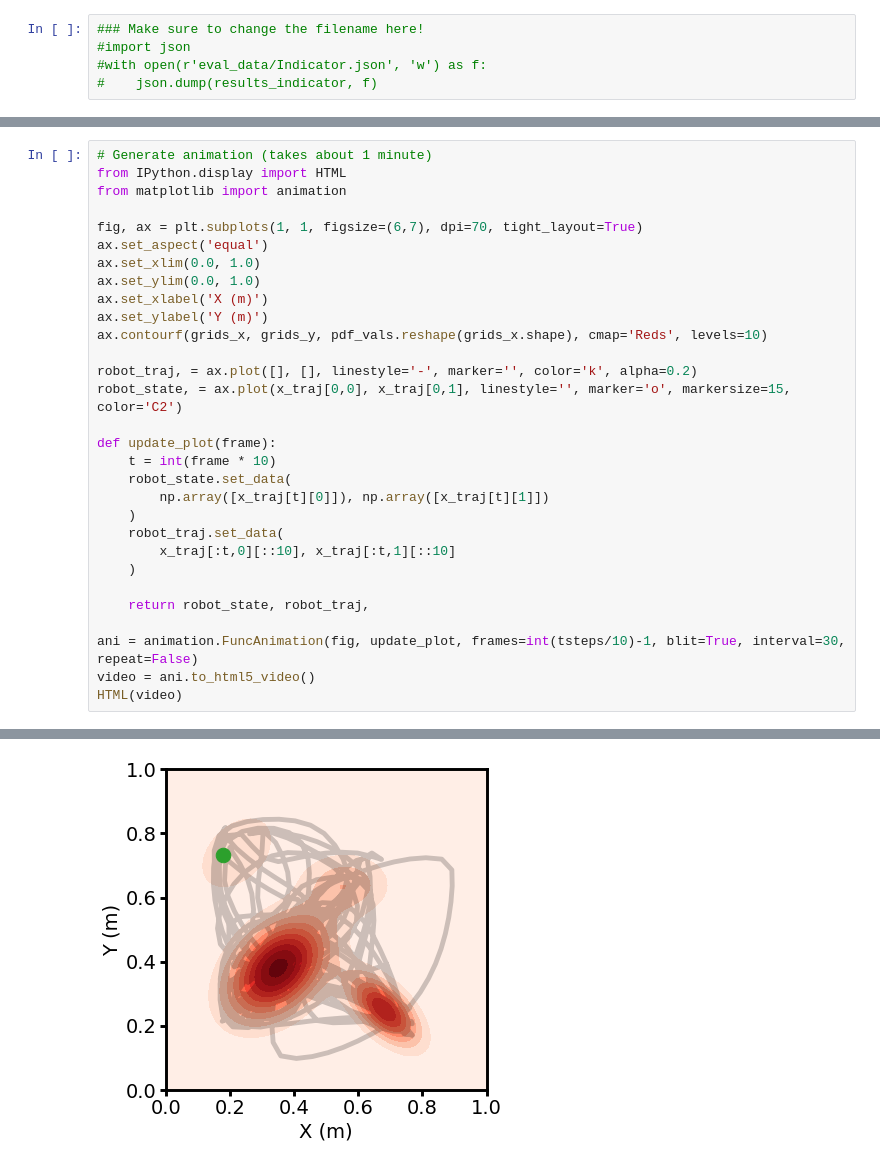
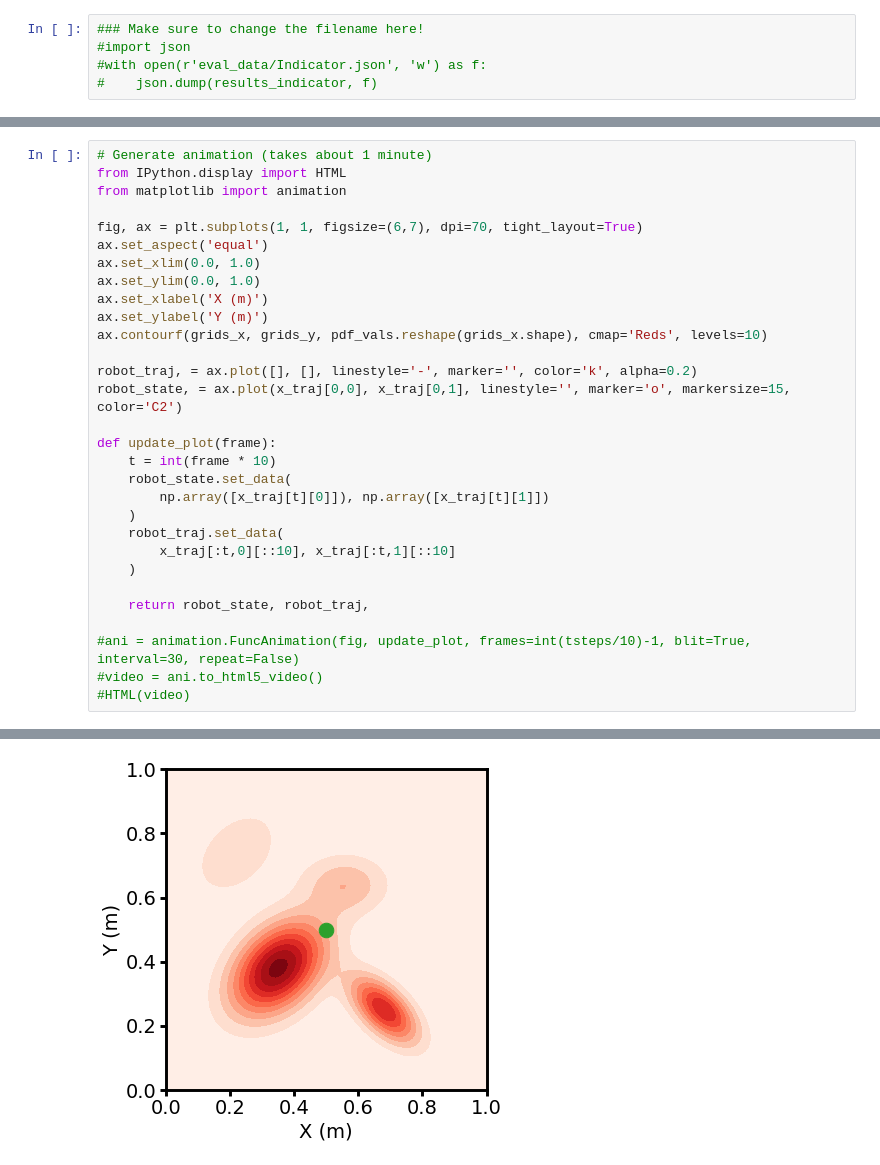
Before and after one commit to Justus-ui/Ergodic_control, a Jupyter notebook: smc_ergodic_different_basis.ipynb, the cells around one changed output, grey strips where cells are left out. Drawn from its saved outputs; the diff is of its cells as text.

```diff
--- a/smc_ergodic_different_basis.ipynb
+++ b/smc_ergodic_different_basis.ipynb
@@ -492,7 +499,7 @@ def update_plot(frame):
 
     return robot_state, robot_traj,
 
-ani = animation.FuncAnimation(fig, update_plot, frames=int(tsteps/10)-1, blit=True, interval=30, repeat=False)
-video = ani.to_html5_video()
-HTML(video)
+#ani = animation.FuncAnimation(fig, update_plot, frames=int(tsteps/10)-1, blit=True, interval=30, repeat=False)
+#video = ani.to_html5_video()
+#HTML(video)
 # %% [output]
@@ -500 +506 @@ HTML(video)
-[figure, old version]
+[figure, new version]
```
Also changed, not shown: parts of 6 cells of this notebook, 7 other files.
